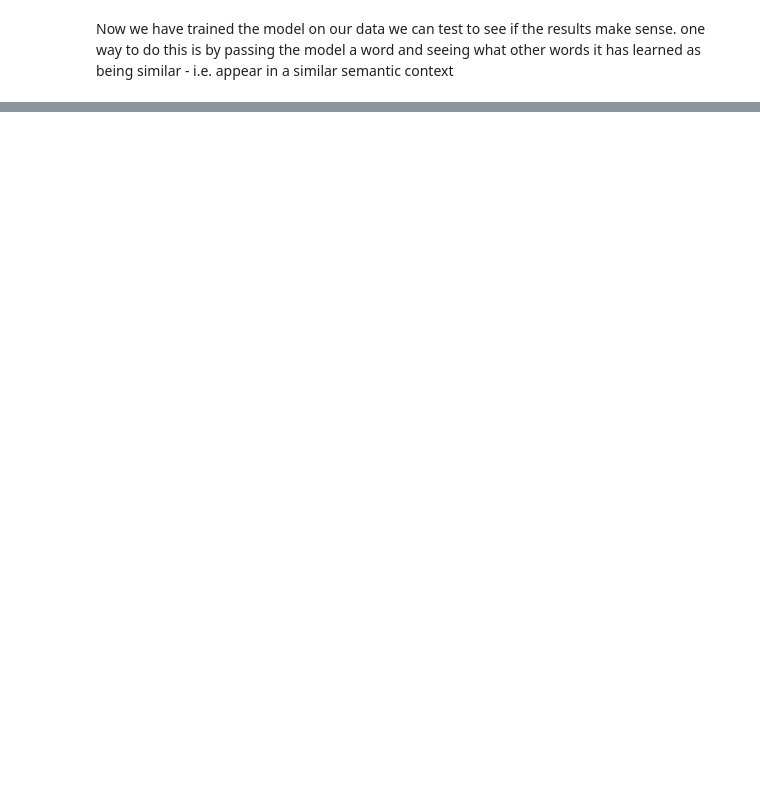
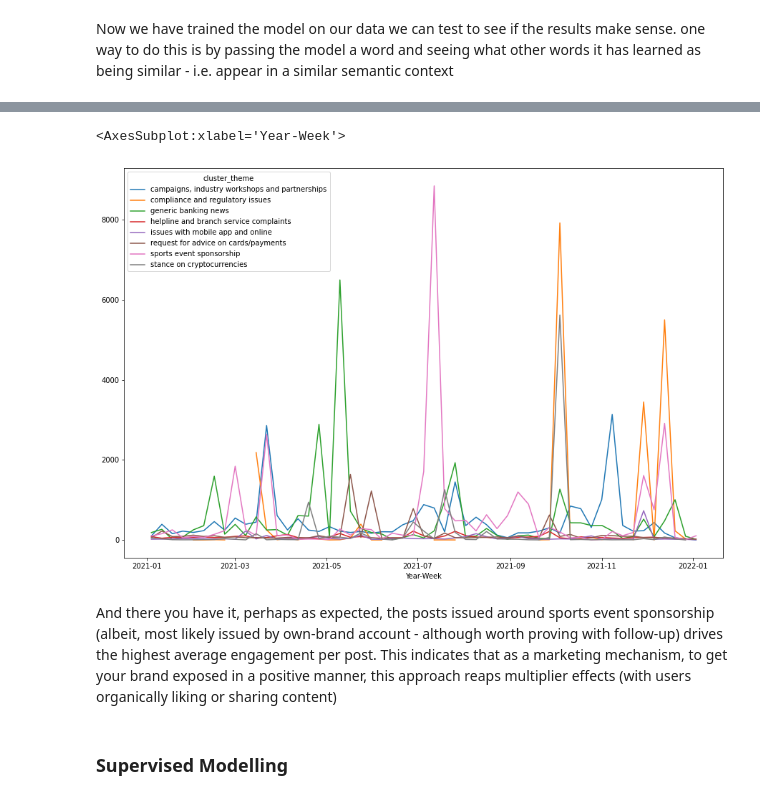
Before and after one commit to totogot/Social_Media_Analytics, a Jupyter notebook: main.ipynb, the cells around one changed output, grey strips where cells are left out. Drawn from its saved outputs; the diff is of its cells as text; code cells hidden in the pictures; blank space fills up the shorter version.

```diff
--- a/main.ipynb
+++ b/main.ipynb
@@ -305,0 +484,4 @@ sample = tweets_df.sample(1000)
+# %%
+# analyse engagement by cluster
+master_df[['replyCount', 'retweetCount', 'likeCount', 'quoteCount']] = master_df[['replyCount', 'retweetCount', 'likeCount', 'quoteCount']].astype(int)
+master_df['engagement_score'] = master_df[['replyCount', 'retweetCount', 'likeCount', 'quoteCount']].sum(axis=1)
@@ -305,0 +505,12 @@ sample = tweets_df.sample(1000)
+# %%
+agg_df = master_df.groupby(['Year-Week', 'cluster_theme'])['engagement_score'].sum().reset_index()
+pivot_df = agg_df.pivot(index='Year-Week', columns='cluster_theme', values='engagement_score')
+
+pivot_df.plot(figsize=(15, 10))
+# %% [output]
+<AxesSubplot:xlabel='Year-Week'>
+[figure, added]
+# %% [markdown]
+And there you have it, perhaps as expected, the posts issued around sports event sponsorship (albeit, most likely issued by own-brand account - although worth proving with follow-up) drives the highest average engagement per post. This indicates that as a marketing mechanism, to get your brand exposed in a positive manner, this approach reaps multiplier effects (with users organically liking or sharing content)
+# %% [markdown]
+### Supervised Modelling
```
Also changed, not shown: parts of 38 cells of this notebook, 4 other files.
